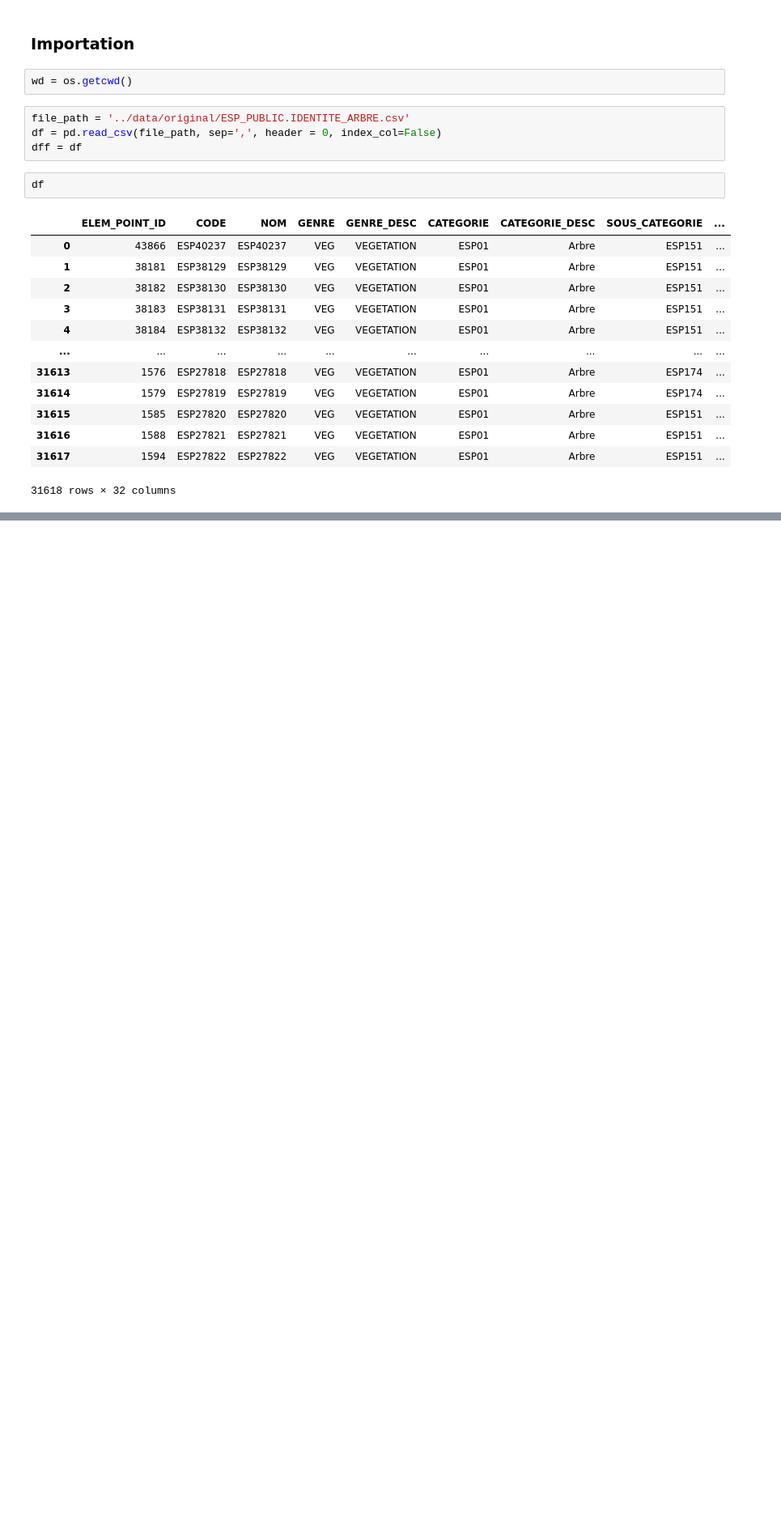
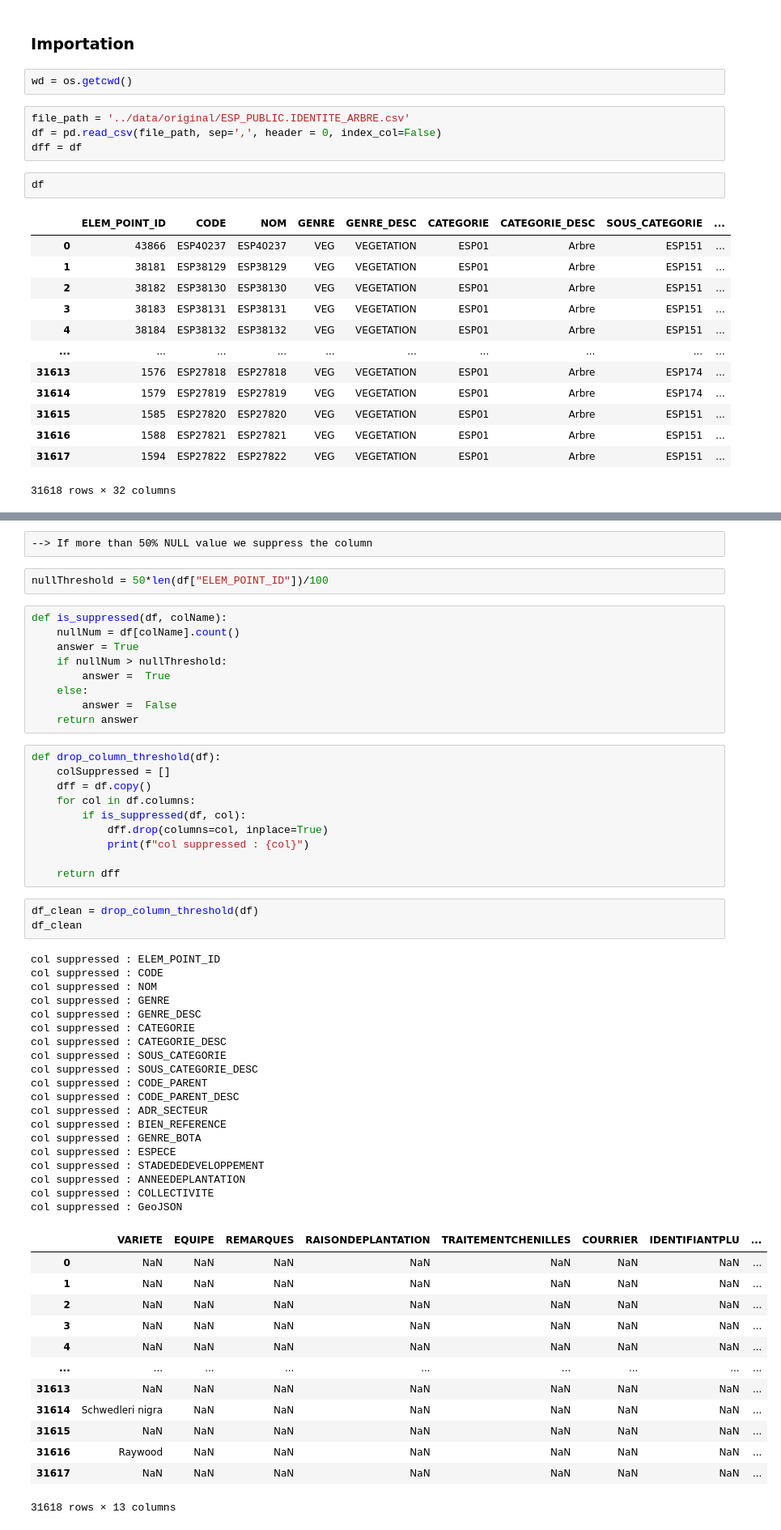
Before and after one commit to ManuLabricole/CDN-MachineLearning, a Jupyter notebook: ML1/Notebooks/notebook-1.ipynb, the cells around one changed output, grey strips where cells are left out. Shown at 81% size. Cells and saved outputs as stored; diff of their text form; blank space fills up the shorter version.

```diff
--- a/ML1/Notebooks/notebook-1.ipynb
+++ b/ML1/Notebooks/notebook-1.ipynb
@@ -35,0 +64,59 @@ df
+# %% [raw]
+--> If more than 50% NULL value we suppress the column
+# %%
+nullThreshold = 50*len(df["ELEM_POINT_ID"])/100
+# %%
+def is_suppressed(df, colName):
+    nullNum = df[colName].count()
+    answer = True
+    if nullNum > nullThreshold:
+        answer =  True
+    else:
+        answer =  False
+    return answer
+# %%
+def drop_column_threshold(df):
+    colSuppressed = []
+    dff = df.copy()
+    for col in df.columns:
+        if is_suppressed(df, col):
+            dff.drop(columns=col, inplace=True)
+            print(f"col suppressed : {col}")
+
+    return dff
+# %%
+df_clean = drop_column_threshold(df)
+df_clean
+# %% [output]
+col suppressed : ELEM_POINT_ID
+col suppressed : CODE
+col suppressed : NOM
+col suppressed : GENRE
+col suppressed : GENRE_DESC
+col suppressed : CATEGORIE
+col suppressed : CATEGORIE_DESC
+col suppressed : SOUS_CATEGORIE
+col suppressed : SOUS_CATEGORIE_DESC
+col suppressed : CODE_PARENT
+col suppressed : CODE_PARENT_DESC
+col suppressed : ADR_SECTEUR
+col suppressed : BIEN_REFERENCE
+col suppressed : GENRE_BOTA
+col suppressed : ESPECE
+col suppressed : STADEDEDEVELOPPEMENT
+col suppressed : ANNEEDEPLANTATION
+col suppressed : COLLECTIVITE
+col suppressed : GeoJSON
+|  | VARIETE | EQUIPE | REMARQUES | RAISONDEPLANTATION | TRAITEMENTCHENILLES | COURRIER | IDENTIFIANTPLU | ... |
+| 0 | NaN | NaN | NaN | NaN | NaN | NaN | NaN | ... |
+| 1 | NaN | NaN | NaN | NaN | NaN | NaN | NaN | ... |
+| 2 | NaN | NaN | NaN | NaN | NaN | NaN | NaN | ... |
+| 3 | NaN | NaN | NaN | NaN | NaN | NaN | NaN | ... |
+| 4 | NaN | NaN | NaN | NaN | NaN | NaN | NaN | ... |
+| ... | ... | ... | ... | ... | ... | ... | ... | ... |
+| 31613 | NaN | NaN | NaN | NaN | NaN | NaN | NaN | ... |
+| 31614 | Schwedleri nigra | NaN | NaN | NaN | NaN | NaN | NaN | ... |
+| 31615 | NaN | NaN | NaN | NaN | NaN | NaN | NaN | ... |
+| 31616 | Raywood | NaN | NaN | NaN | NaN | NaN | NaN | ... |
+| 31617 | NaN | NaN | NaN | NaN | NaN | NaN | NaN | ... |
+31618 rows × 13 columns
```
Also changed, not shown: parts of 6 cells of this notebook, 1 other file.
